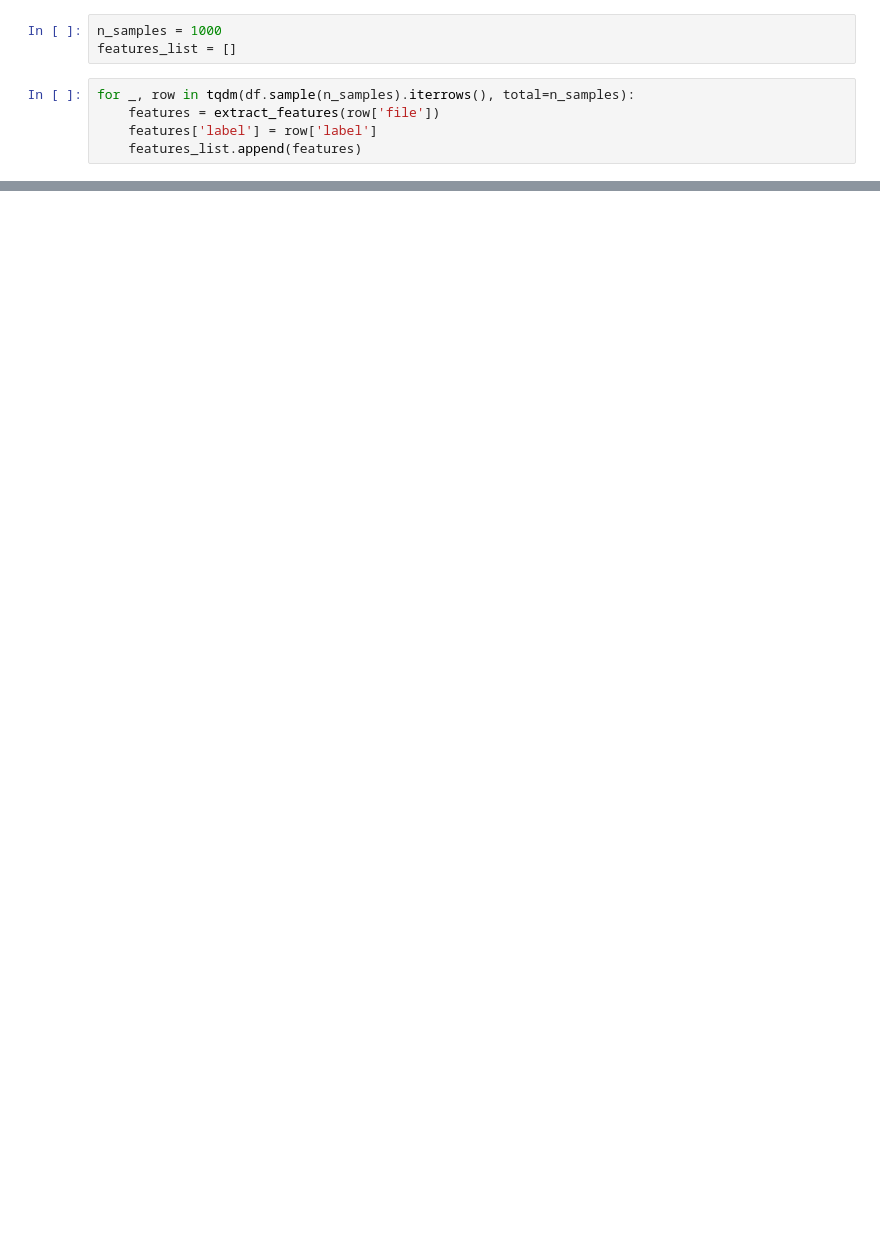
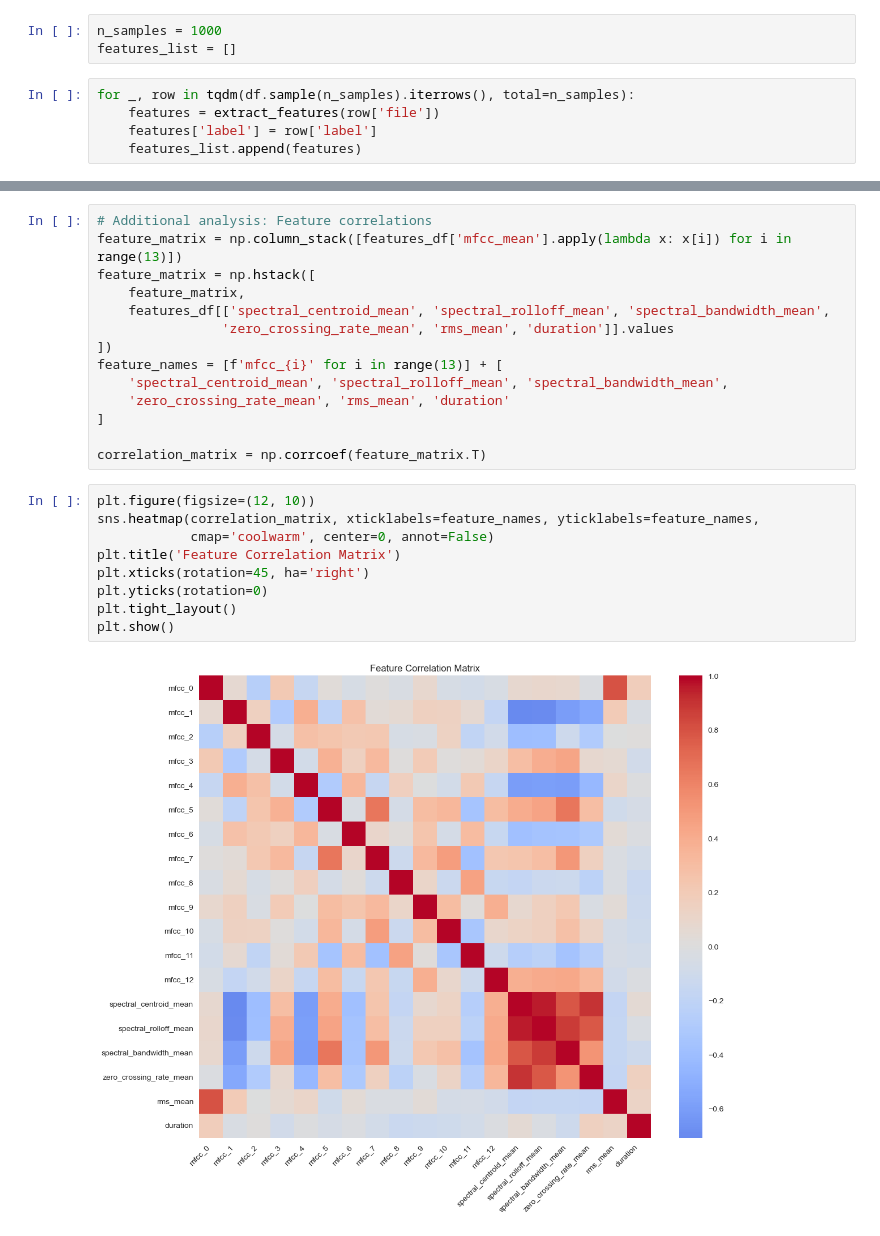
Before and after one commit to dntAtMe/deepfake-analysis, a Jupyter notebook: utils/dataset/inthewild_visualizer.ipynb, the cells around one changed output, grey strips where cells are left out. Cells and saved outputs as stored; diff of their text form; blank space fills up the shorter version.

```diff
--- a/utils/dataset/inthewild_visualizer.ipynb
+++ b/utils/dataset/inthewild_visualizer.ipynb
@@ -251,0 +261,25 @@ plt.show()
+# %%
+# Additional analysis: Feature correlations
+feature_matrix = np.column_stack([features_df['mfcc_mean'].apply(lambda x: x[i]) for i in range(13)])
+feature_matrix = np.hstack([
+    feature_matrix,
+    features_df[['spectral_centroid_mean', 'spectral_rolloff_mean', 'spectral_bandwidth_mean',
+                'zero_crossing_rate_mean', 'rms_mean', 'duration']].values
+])
+feature_names = [f'mfcc_{i}' for i in range(13)] + [
+    'spectral_centroid_mean', 'spectral_rolloff_mean', 'spectral_bandwidth_mean',
+    'zero_crossing_rate_mean', 'rms_mean', 'duration'
+]
+
+correlation_matrix = np.corrcoef(feature_matrix.T)
+# %%
+plt.figure(figsize=(12, 10))
+sns.heatmap(correlation_matrix, xticklabels=feature_names, yticklabels=feature_names,
+            cmap='coolwarm', center=0, annot=False)
+plt.title('Feature Correlation Matrix')
+plt.xticks(rotation=45, ha='right')
+plt.yticks(rotation=0)
+plt.tight_layout()
+plt.show()
+# %% [output]
+[figure, added]
```
Also changed, not shown: parts of 6 cells of this notebook, 3 other files.
